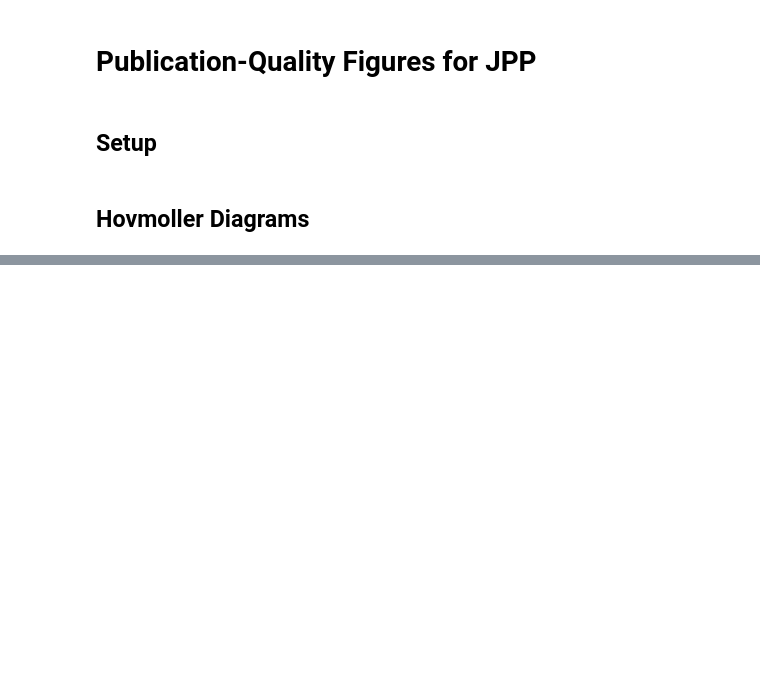
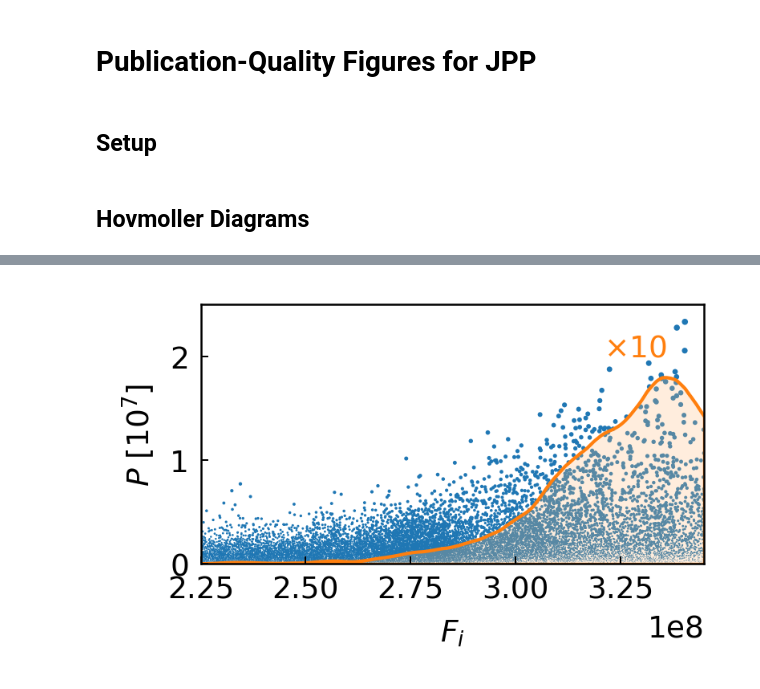
Before and after one commit to Maplenormandy/c1lgkt, a Jupyter notebook: bin/figures/jpp_figures.ipynb, the cells around one changed output, grey strips where cells are left out. Drawn from its saved outputs; the diff is of its cells as text; code cells hidden in the pictures; blank space fills up the shorter version.

```diff
--- a/bin/figures/jpp_figures.ipynb
+++ b/bin/figures/jpp_figures.ipynb
@@ -261,4 +518,20 @@ dpot = xgcdata['dpot'][tind,:,:]
 # Compute the upsampled FFT of the potential
 dpot_fft = upsample_fft_dpot(dpot, geom)
 # %%
-# %% Load poincare section data
+# %% Load poincare section data along with distribution function data
+
+with open('./outputs/sections/midplane_deut_trapped_r100.pkl', 'rb') as f:
+    section_data = pickle.load(f)
+
+ppunc2 = section_data['ppunc2']
+npunc2 = section_data['npunc2']
+ravgs = section_data['ravgs']
+
+f_trapped = np.load(R'F:\Documents\IFS\hmode_jet\outputs\f_xgc_trapped.npz')
+fp_physical = f_trapped['fp_physical']
+fn_physical = f_trapped['fn_physical']
+f_mask = f_trapped['f_mask']
+xi_grid = f_trapped['xi_grid']
+
+f_passing = np.load(R'F:\Documents\IFS\hmode_jet\outputs\f_xgc_passing.npz')
+fn_physical_passing = f_passing['fn_physical']
@@ -295,0 +1051,64 @@ plt.tight_layout(h_pad=0.0, w_pad=0.0)
+# %%
+# %% Plot persistence landscapes
+
+
+def compact_persistence(p):
+    """
+    This function takes a persistence diagram and returns numpy arrays of births and deaths suitable
+    for plotting
+    """
+
+    # Put all the data into numpy arrays
+    births = np.empty(len(p))
+    deaths = np.empty(len(p))
+    dims = np.empty(len(p), dtype=int)
+    for i, (dim, (b, d)) in enumerate(p):
+        births[i] = b
+        deaths[i] = d
+        dims[i] = dim
+
+    # Sort the data by dimension
+    dimsort = np.argsort(dims)
+    births = births[dimsort]
+    deaths = deaths[dimsort]
+    dims = dims[dimsort]
+
+    # Find the first instance of dimension 1
+    ind = np.searchsorted(dims, 1)
+    # Split the data into dimension 0 and dimension 1
+    p0 = births[:ind], deaths[:ind]
+    p1 = births[ind:], deaths[ind:]
+
+    # Return the data
+    return p0, p1
+
+
+fig = plt.figure(figsize=(2.7, 1.4), dpi=300)
+
+ax = fig.add_subplot(111)
+ind = 1
+
+f_range = np.linspace(sample_range[0], sample_range[1], sh_res)
+
+pers = (p1_lower_data[ind][:,1] - p1_lower_data[ind][:,0])/2
+fbar = (p1_lower_data[ind][:,1] + p1_lower_data[ind][:,0])/2
+
+fc = np.array(mpl.cm.tab20(3.5/20.0))
+fc[3] = 0.25
+
+ax.scatter(fbar, pers*1e-7, color='tab:blue', rasterized=True, alpha=1.0, lw=0, marker='.', s=1.0*(72/300.0)**2 * (pers*1e-5))
+ax.fill_between(f_range, s1_trapped_lower[(tinds_blob[ind]-tind_s0)//5,:]*10*1e-7, ec='tab:orange', fc=fc)
+#ax.plot(f_range, s1_trapped_lower[(tinds_blob[ind]-tind_s0)//5,:]*10, c='tab:orange')
+
+ax.set_ylabel(R'$P$ [10$^{7}$]')
+
+ax.set_xlim(sample_range[0], sample_range[1])
+ax.set_ylim(0, 2.5)
+
+ax.text(x=0.8, y=0.8, s=R'$\times 10$', color='tab:orange', transform=ax.transAxes)
+ax.set_xlabel(R'$F_i$')
+
+fig.savefig('./outputs/jpp_figures/blob_persistence.pdf', dpi=300)
+fig.savefig('./outputs/jpp_figures/blob_persistence.png', dpi=300)
+# %% [output]
+[figure, added]
```
Also changed, not shown: parts of 30 cells of this notebook, 7 other files.
